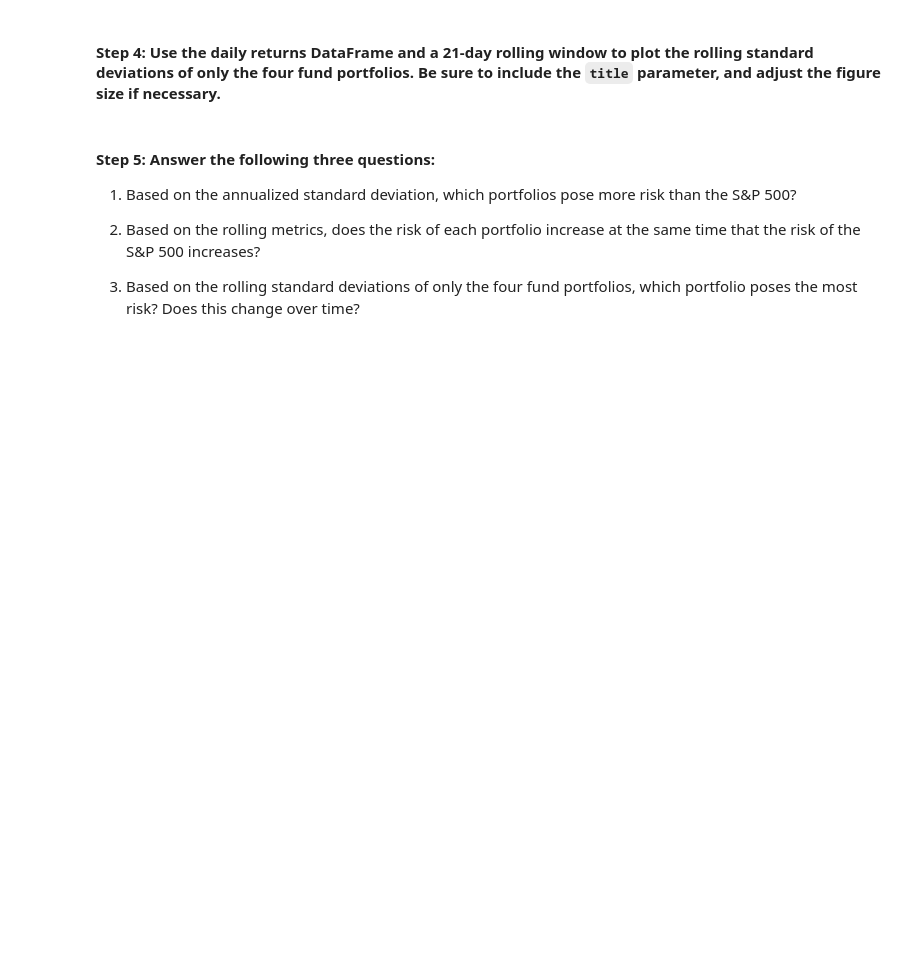
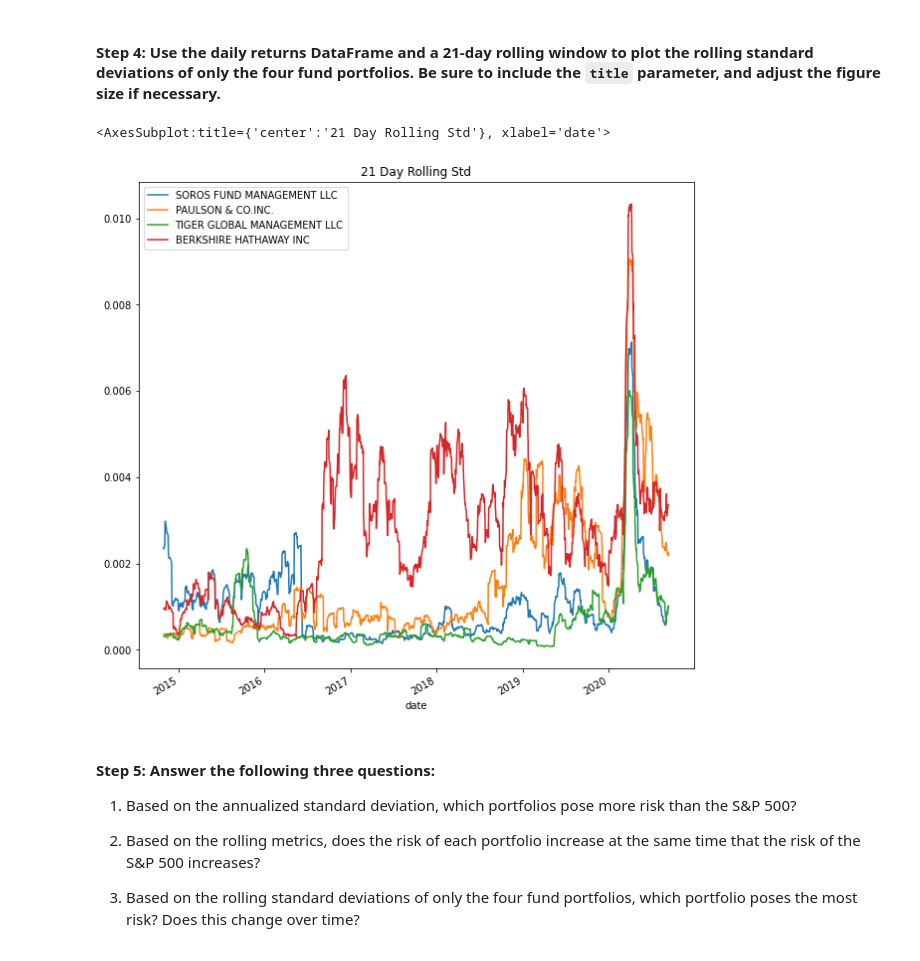
Before and after one commit to mimisull/Challenge-4, a Jupyter notebook: risk_return_analysis.ipynb, the cells around one changed output. Cells and saved outputs as stored; diff of their text form; code cells hidden in the pictures; blank space fills up the shorter version.

```diff
--- a/risk_return_analysis.ipynb
+++ b/risk_return_analysis.ipynb
@@ -245,7 +268,11 @@ Evaluate the risk profile of each portfolio by using the standard deviation and
 # %%
 # Using the daily return data and a 21-day rolling window, plot the rolling standard deviation of just the 4 portfolios.
 # Include a title parameter and adjust the figure size
-# YOUR CODE HERE
+whale_nav_std_20 = whale_nav_daily_returns.drop(columns='S&P 500').rolling(window=20).std()
+whale_nav_std_20.plot(figsize=(10,10), title="21 Day Rolling Std")
+# %% [output]
+<AxesSubplot:title={'center':'21 Day Rolling Std'}, xlabel='date'>
+[figure, added]
 # %% [markdown]
 #### Step 5: Answer the following three questions:
 
```
Also changed, not shown: parts of 8 cells of this notebook.
